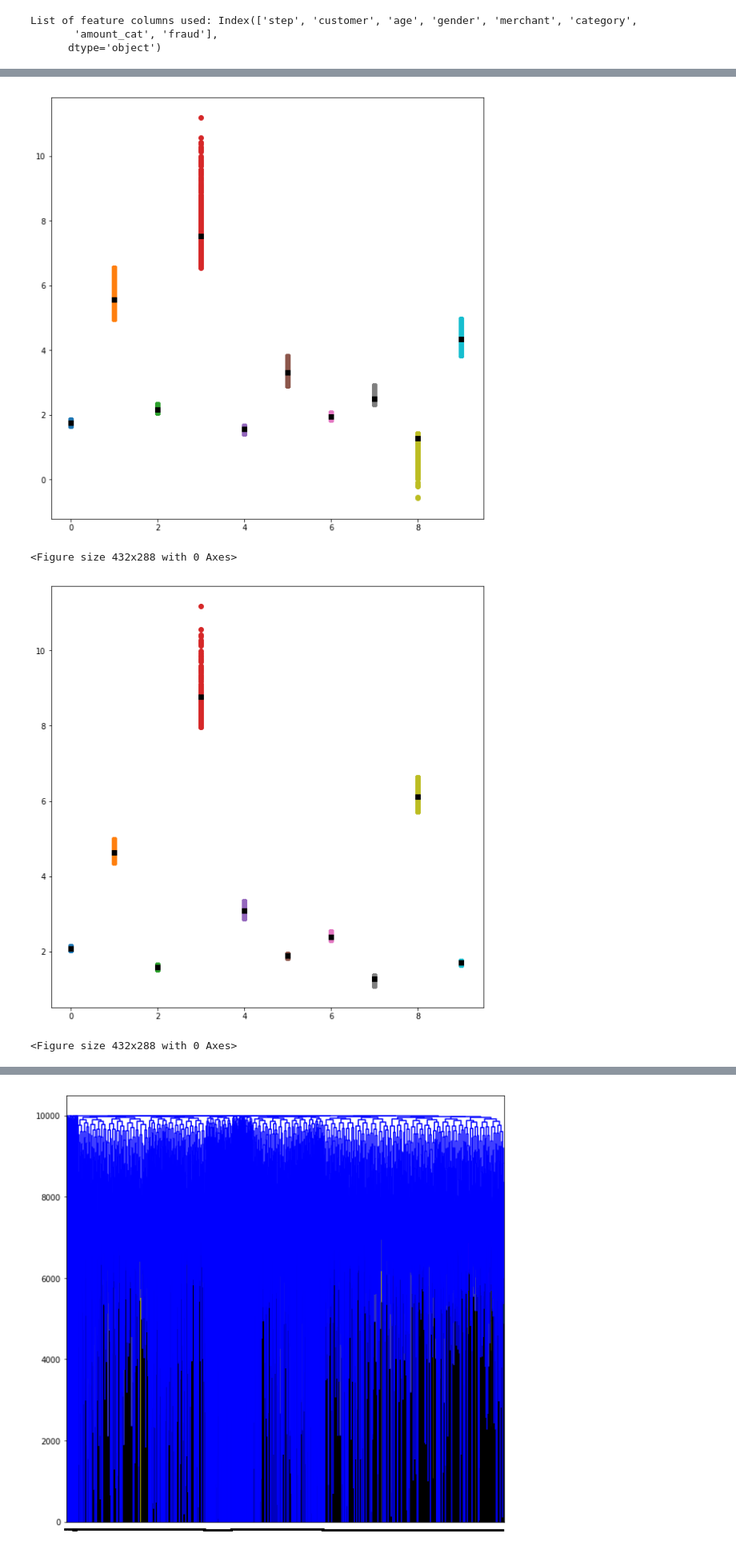
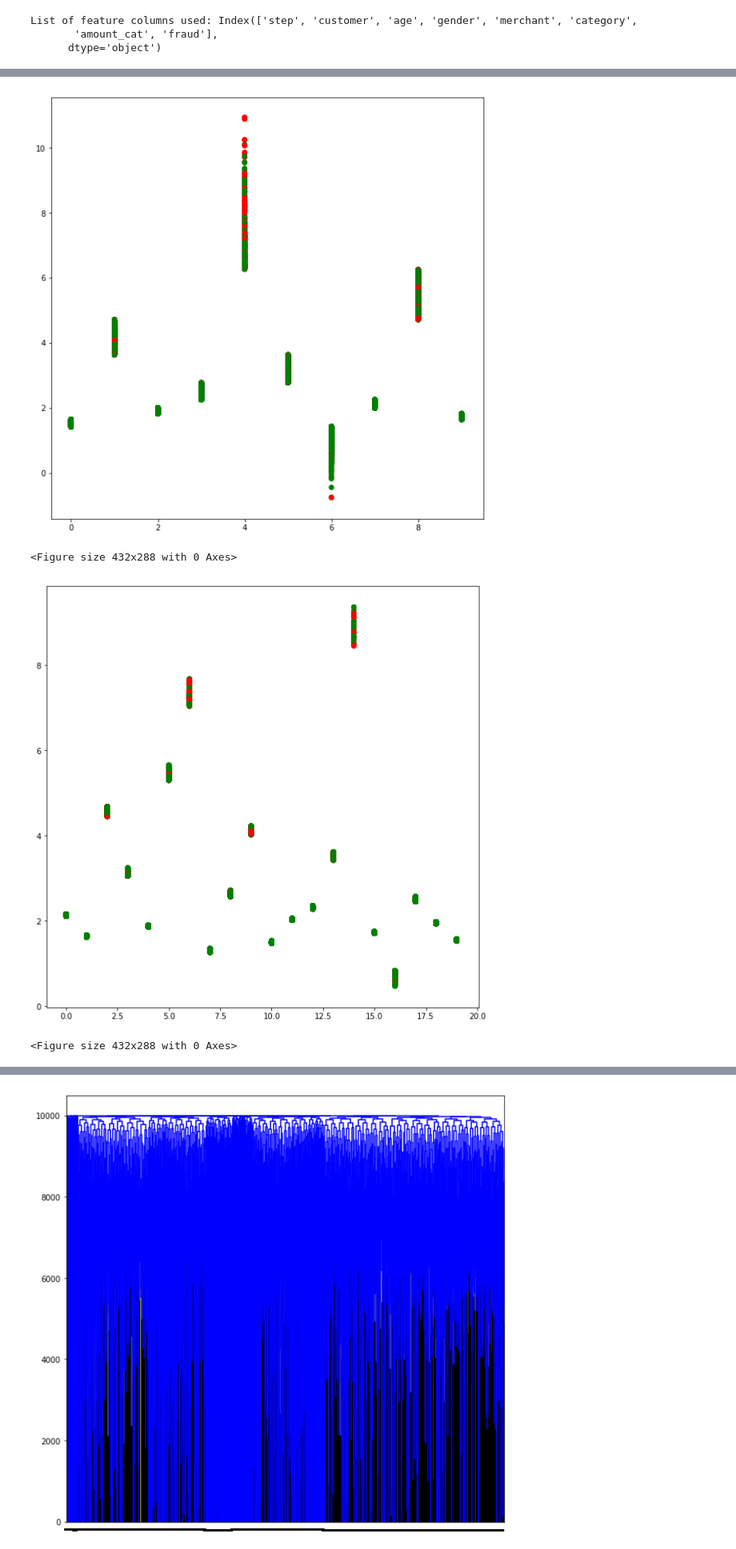
Before and after one commit to amy88amy/fpg, a Jupyter notebook: code/notebooks/Clustering.ipynb, the cells around one changed output, grey strips where cells are left out. Shown at 80% size. Drawn from its saved outputs; the diff is of its cells as text; code cells hidden in the pictures.

```diff
--- a/code/notebooks/Clustering.ipynb
+++ b/code/notebooks/Clustering.ipynb
@@ -157,6 +157,14 @@ for i in range(0, len(cat_cols)):
 
 X_test_arr = hstack((one_hot_en.transform(X_test_enc[:, 0:len(cat_cols)]),\
                     test_customer_vec, test_merchant_vec))
+# %%
+y_color = []
+for i in y_train:
+    if i == 0:
+        y_color.append("g")
+    else:
+        y_color.append("r")
+y_color = np.array(y_color)
 # %%
 dot = []
 for i in range(len(train_customer_vec)):
@@ -174,11 +182,10 @@ centers = kmeans50.cluster_centers_
 # create scatter plot for samples from each class
 for class_value in range(50):
     # get row indexes for samples with this class
-    i = np.where(kmeans50.labels_ == class_value)
-    # create scatter of these samples
-    y = [class_value for i in range(len(i[0]))]
-    plt.scatter(y, dot[i], cmap='PuBuGn')
-    plt.scatter(class_value, centers[class_value], label=class_value, c="black", marker="s")
+    ids = np.where(kmeans50.labels_ == class_value)
+    y = [class_value for i in range(len(ids[0]))]
+    plt.scatter(y, dot[ids], c=y_color[ids])
+#     plt.scatter(class_value, centers[class_value], label=class_value, c="black", marker="s")
 
 # show the plot
 plt.show()
@@ -189,6 +196,5 @@ plt.clf()
 <Figure size 432x288 with 0 Axes>
 # %%
-from sklearn.cluster import KMeans
 kmeans10 = KMeans(n_clusters=10, random_state=0).fit(dot)
 kmeans10.labels_
 
@@ -201,45 +207,40 @@ points = kmeans10.labels_
 # create scatter plot for samples from each class
 for class_value in range(10):
     # get row indexes for samples with this class
-    i = np.where(kmeans10.labels_ == class_value)
-    # create scatter of these samples
-#     plt.scatter(X[i, -2], X[i, -1], cmap='PuBuGn')
-    y = [class_value for i in range(len(i[0]))]
-    plt.scatter(y, dot[i], cmap='PuBuGn')
-    plt.scatter(class_value, centers[class_value], label=class_value, c="black", marker="s")
-#     plt.plot(dot[i], class_value)
+    ids = np.where(kmeans10.labels_ == class_value)
+    y = [class_value for i in range(len(ids[0]))]
+    plt.scatter(y, dot[ids], c=y_color[ids])
+#     plt.scatter(class_value, centers[class_value], label=class_value, c="black", marker="s")
+
 # show the plot
 plt.show()
 fig.savefig("kmeans_10.jpg")
 plt.clf()
 # %% [output]
-[figure, old version]
+[figure, new version]
 <Figure size 432x288 with 0 Axes>
 # %%
-from sklearn.cluster import KMeans
 kmeans20 = KMeans(n_clusters=20, random_state=0).fit(dot)
 kmeans20.labels_
 
 fig = plt.gcf()
 fig.set_size_inches(10, 10)
 
 centers = kmeans20.cluster_centers_
 points = kmeans20.labels_
 
 # create scatter plot for samples from each class
-for class_value in range(10):
+for class_value in range(20):
     # get row indexes for samples with this class
-    i = np.where(kmeans20.labels_ == class_value)
-    # create scatter of these samples
-#     plt.scatter(X[i, -2], X[i, -1], cmap='PuBuGn')
-    y = [class_value for i in range(len(i[0]))]
-    plt.scatter(y, dot[i], cmap='PuBuGn')
-    plt.scatter(class_value, centers[class_value], label=class_value, c="black", marker="s")
-#     plt.plot(dot[i], class_value)
+    ids = np.where(kmeans50.labels_ == class_value)
+    y = [class_value for i in range(len(ids[0]))]
+    plt.scatter(y, dot[ids], c=y_color[ids])
+#     plt.scatter(class_value, centers[class_value], label=class_value, c="black", marker="s")
+
 # show the plot
 plt.show()
 fig.savefig("kmeans_20.jpg")
 plt.clf()
 # %% [output]
-[figure, old version]
+[figure, new version]
 <Figure size 432x288 with 0 Axes>
```
Also changed, not shown: parts of 8 cells of this notebook, 8 other files.
